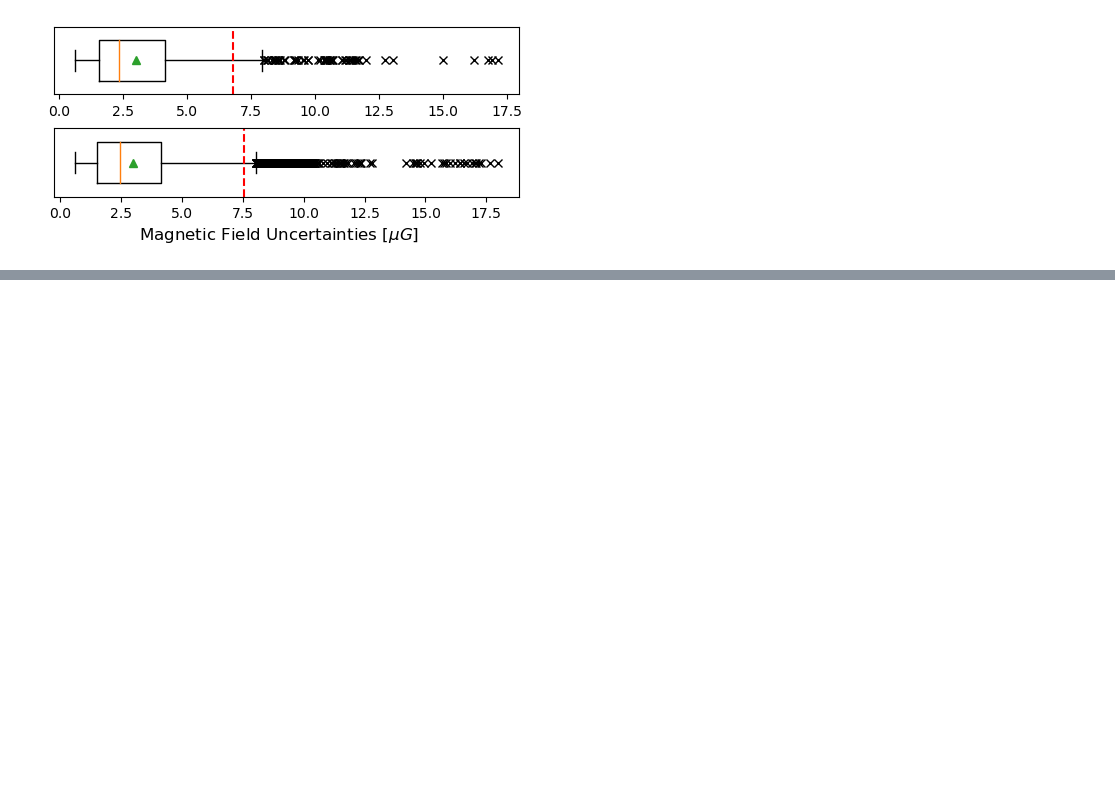
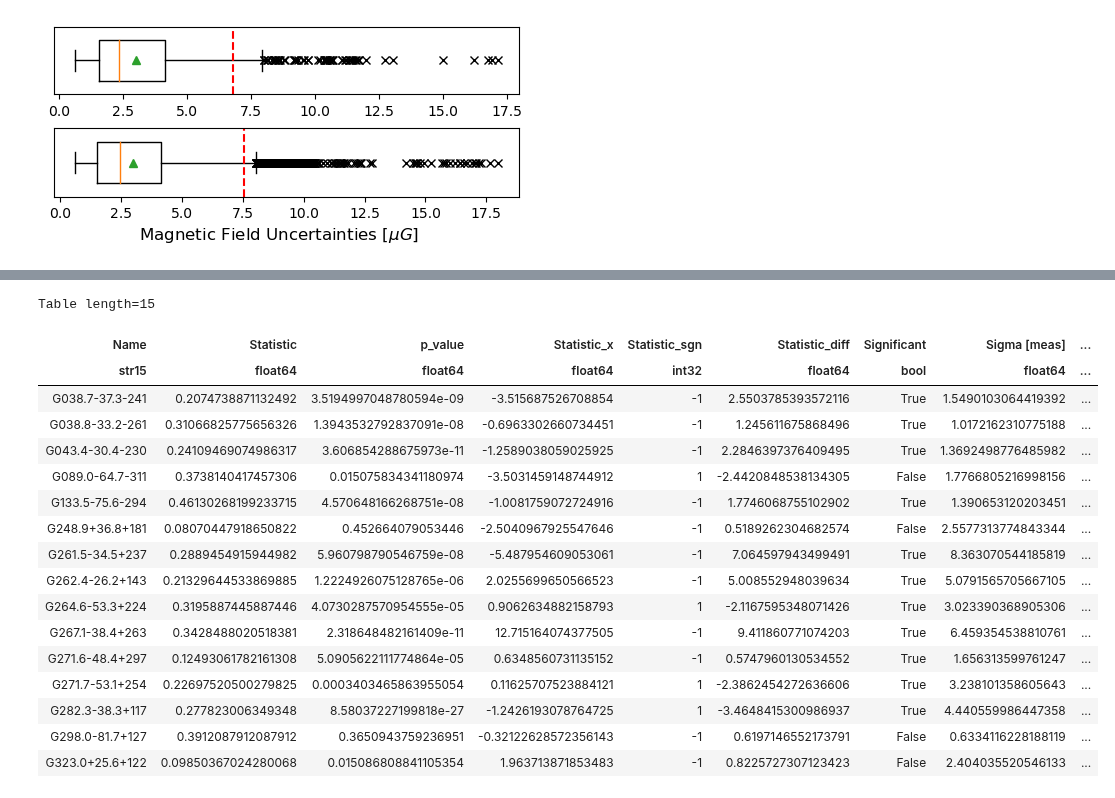
Before and after one commit to Olivex727/hvc-magnetic-honours-programs, a Jupyter notebook: synthesis/variance_subtraction.ipynb, the cells around one changed output, grey strips where cells are left out. Drawn from its saved outputs; the diff is of its cells as text; code cells hidden in the pictures; blank space fills up the shorter version.

```diff
--- a/synthesis/variance_subtraction.ipynb
+++ b/synthesis/variance_subtraction.ipynb
@@ -117,8 +138,15 @@ Table length=15
 # %%
-ks = ct.read_processed("../data_processed/hvc_KS_tests/hvc_KS_average")
-hks = hstack([ks, uncert_table])
+def uncertainty_readwrite(uncert_table, filter_significant=False, load_file="../data_processed/hvc_KS_tests/hvc_KS_average", save_file="../data_processed/results_pre"):
+    ks = ct.read_processed(load_file)
+    hks = hstack([ks, uncert_table])
 
-hks = hks[hks["Significant"]]
-hks
+    if filter_significant:
+        hks = hks[hks["Significant"]]
+        hks = hks[~np.isnan(hks["Sigma [diff]"])]
 
-ct.write_processed(hks, "../data_processed/results_maybe")
+    ct.write_processed(hks, save_file)
+
+    return hks
+
+results = uncertainty_readwrite(fwhm_table)
+results_filtered = uncertainty_readwrite(fwhm_table, save_file="../data_processed/results_filtered", filter_significant=True)
@@ -143,0 +169,21 @@ Table length=13
+# %%
+results
+# %% [output]
+Table length=15
+| Name | Statistic | p_value | Statistic_x | Statistic_sgn | Statistic_diff | Significant | Sigma [meas] | ... |
+| str15 | float64 | float64 | float64 | int32 | float64 | bool | float64 | ... |
+| G038.7-37.3-241 | 0.2074738871132492 | 3.5194997048780594e-09 | -3.515687526708854 | -1 | 2.5503785393572116 | True | 1.5490103064419392 | ... |
+| G038.8-33.2-261 | 0.31066825775656326 | 1.3943532792837091e-08 | -0.6963302660734451 | -1 | 1.245611675868496 | True | 1.0172162310775188 | ... |
+| G043.4-30.4-230 | 0.24109469074986317 | 3.606854288675973e-11 | -1.2589038059025925 | -1 | 2.2846397376409495 | True | 1.3692498776485982 | ... |
+| G089.0-64.7-311 | 0.3738140417457306 | 0.015075834341180974 | -3.5031459148744912 | 1 | -2.4420848538134305 | False | 1.7766805216998156 | ... |
+| G133.5-75.6-294 | 0.46130268199233715 | 4.570648166268751e-08 | -1.0081759072724916 | -1 | 1.7746068755102902 | True | 1.390653120203451 | ... |
+| G248.9+36.8+181 | 0.08070447918650822 | 0.452664079053446 | -2.5040967925547646 | -1 | 0.5189262304682574 | False | 2.5577313774843344 | ... |
+| G261.5-34.5+237 | 0.2889454915944982 | 5.960798790546759e-08 | -5.487954609053061 | -1 | 7.064597943499491 | True | 8.363070544185819 | ... |
+| G262.4-26.2+143 | 0.21329644533869885 | 1.2224926075128765e-06 | 2.0255699650566523 | -1 | 5.008552948039634 | True | 5.0791565705667105 | ... |
+| G264.6-53.3+224 | 0.3195887445887446 | 4.0730287570954555e-05 | 0.9062634882158793 | 1 | -2.1167595348071426 | True | 3.023390368905306 | ... |
+| G267.1-38.4+263 | 0.3428488020518381 | 2.318648482161409e-11 | 12.715164074377505 | -1 | 9.411860771074203 | True | 6.459354538810761 | ... |
+| G271.6-48.4+297 | 0.12493061782161308 | 5.0905622111774864e-05 | 0.6348560731135152 | -1 | 0.5747960130534552 | True | 1.656313599761247 | ... |
+| G271.7-53.1+254 | 0.22697520500279825 | 0.0003403465863955054 | 0.11625707523884121 | 1 | -2.3862454272636606 | True | 3.238101358605643 | ... |
+| G282.3-38.3+117 | 0.277823006349348 | 8.58037227199818e-27 | -1.2426193078764725 | 1 | -3.4648415300986937 | True | 4.440559986447358 | ... |
+| G298.0-81.7+127 | 0.3912087912087912 | 0.3650943759236951 | -0.32122628572356143 | -1 | 0.6197146552173791 | False | 0.6334116228188119 | ... |
+| G323.0+25.6+122 | 0.09850367024280068 | 0.015086808841105354 | 1.963713871853483 | -1 | 0.8225727307123423 | False | 2.404035520546133 | ... |
```
Also changed, not shown: parts of 4 cells of this notebook, 6 other files.
